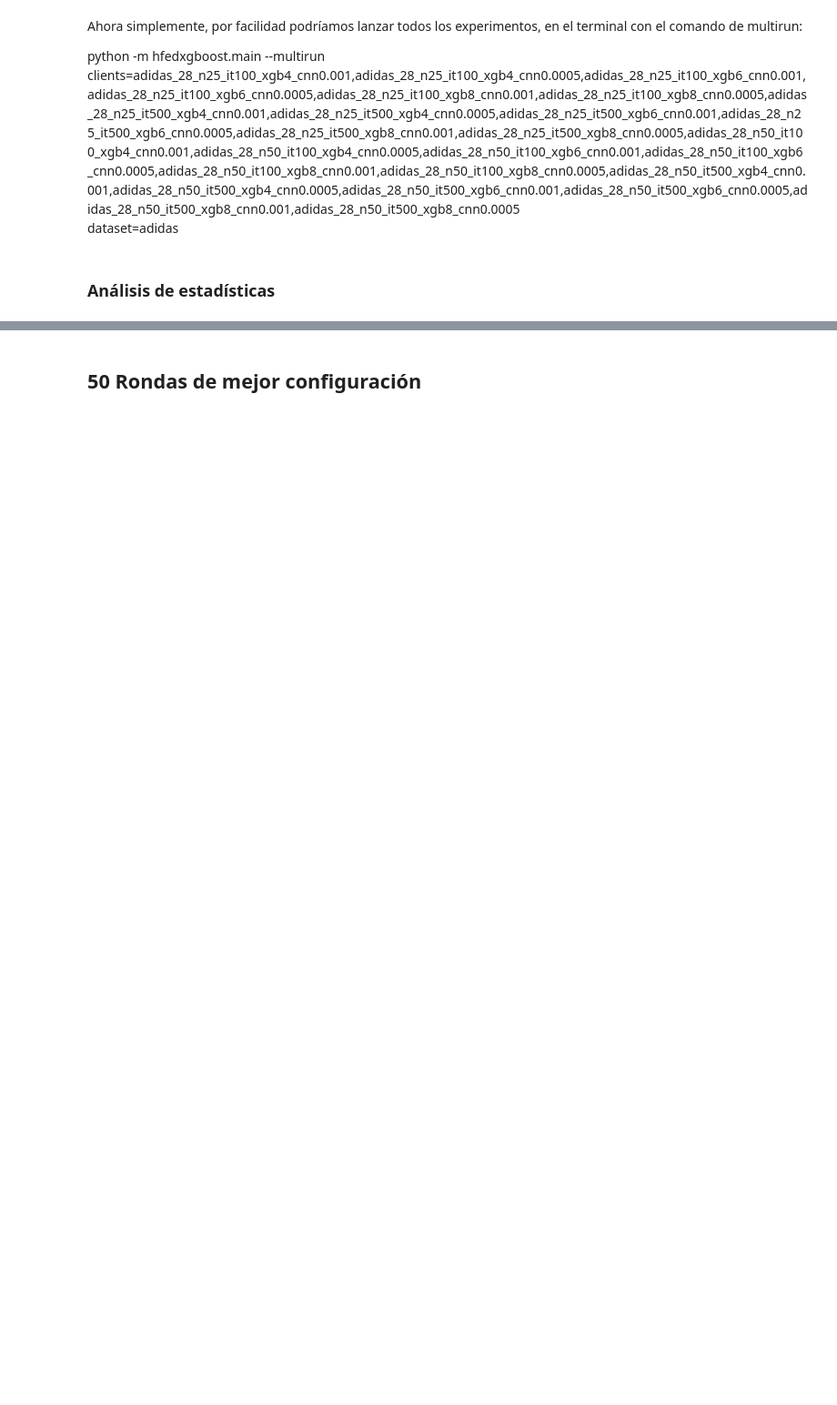
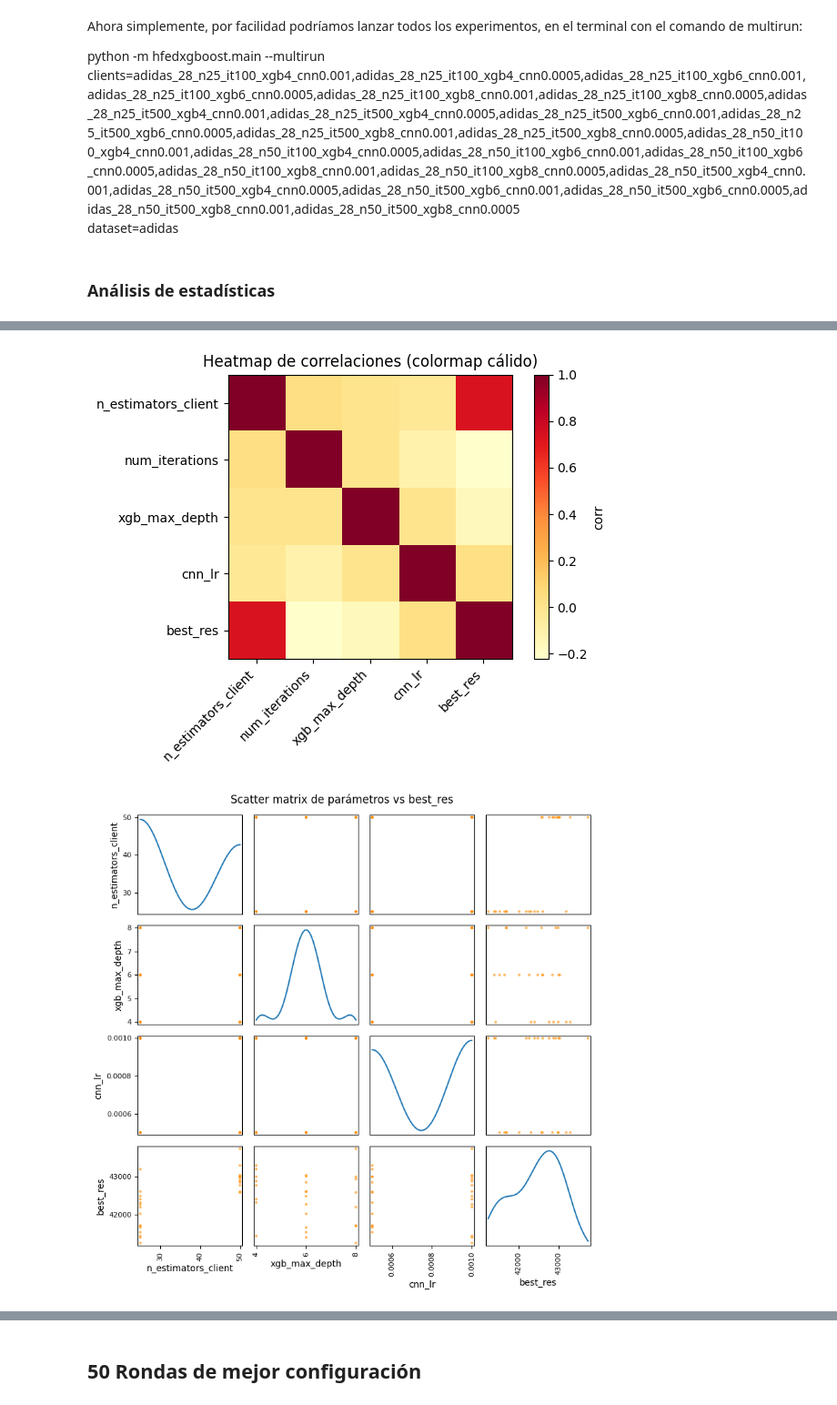
Before and after one commit to hugodlm03/Codigo-Aplicacion-de-Aprendizaje-Federado, a Jupyter notebook: hfedxgboost/hfedxgboostAdidas.ipynb, the cells around one changed output, grey strips where cells are left out. Shown: that part at 91% size. Cells and saved outputs as stored; diff of their text form; code cells hidden in the pictures; blank space fills up the shorter version.

```diff
--- a/hfedxgboost/hfedxgboostAdidas.ipynb
+++ b/hfedxgboost/hfedxgboostAdidas.ipynb
@@ -254,61 +357,72 @@ import pandas as pd
 import numpy as np
 import matplotlib.pyplot as plt
 from pandas.plotting import scatter_matrix
+import seaborn as sns  # opcional, pero muy cómodo para heatmaps
 
 # 1) Carga de datos
-df = pd.read_csv('results.csv')  # ajusta ruta si hace falta
+df = pd.read_csv('results.csv')
 
-# 2) Matriz de correlaciones + heatmap
+# 2) Matriz de correlaciones + heatmap con colormap cálido
 corr = df[['n_estimators_client','num_iterations','xgb_max_depth','cnn_lr','best_res']].corr()
 fig, ax = plt.subplots()
-im = ax.imshow(corr.values, aspect='equal')
+# con matplotlib puro:
+im = ax.imshow(corr.values, aspect='equal', cmap='YlOrRd')
+# o si prefieres seaborn:
+# sns.heatmap(corr, annot=True, cmap='YlOrRd', ax=ax)
 ax.set_xticks(range(len(corr.columns)))
 ax.set_yticks(range(len(corr.index)))
 ax.set_xticklabels(corr.columns, rotation=45, ha='right')
 ax.set_yticklabels(corr.index)
 plt.colorbar(im, ax=ax, label='corr')
-ax.set_title("Heatmap de correlaciones")
+ax.set_title("Heatmap de correlaciones (colormap cálido)")
 plt.tight_layout()
 plt.show()
 
-# 3) Scatter matrix para ver interacciones parejas
+# 3) Scatter matrix (puedes cambiar color de puntos)
 fig = plt.figure(figsize=(8,8))
 scatter_matrix(
     df[['n_estimators_client','xgb_max_depth','cnn_lr','best_res']],
     alpha=0.6, diagonal='kde',
+    color='darkorange',  # por ejemplo
     ax=plt.gca()
 )
 plt.suptitle("Scatter matrix de parámetros vs best_res")
 plt.tight_layout()
 plt.show()
 
-# 4) Heatmaps de best_res medio para combinaciones depth × lr,
-#    separados por num_iterations
+# 4) Heatmaps de best_res medio para combinaciones depth × lr
 for it in sorted(df['num_iterations'].unique()):
     pivot = df[df['num_iterations']==it].pivot_table(
         index='xgb_max_depth',
         columns='cnn_lr',
         values='best_res',
         aggfunc='mean'
     )
     fig, ax = plt.subplots()
-    im = ax.imshow(pivot.values, aspect='auto')
+    im = ax.imshow(pivot.values, aspect='auto', cmap='hot')  # colormap “hot”
     ax.set_xticks(range(len(pivot.columns)))
     ax.set_yticks(range(len(pivot.index)))
     ax.set_xticklabels(pivot.columns)
     ax.set_yticklabels(pivot.index)
     ax.set_xlabel('cnn_lr')
     ax.set_ylabel('xgb_max_depth')
-    ax.set_title(f"Mean best_res (depth vs lr) — {it} iter")
+    ax.set_title(f"Mean best_res (depth vs lr) — {it} iter (colormap cálido)")
     plt.colorbar(im, ax=ax, label='best_res')
     plt.show()
 
-# 5) Boxplots de best_res según n_estimators_client
+# 5) Boxplots de best_res según n_estimators_client (colores personalizados)
 fig, ax = plt.subplots()
 groups = [grp['best_res'].values for _, grp in df.groupby('n_estimators_client')]
 labels = [int(g) for g in sorted(df['n_estimators_client'].unique())]
-ax.boxplot(groups, labels=labels)
+box = ax.boxplot(groups, labels=labels, patch_artist=True)
+# Pintamos las cajas en tonos cálidos:
+for patch in box['boxes']:
+    patch.set_facecolor('lightcoral')
+    patch.set_edgecolor('firebrick')
 ax.set_xlabel('n_estimators_client')
 ax.set_ylabel('best_res')
 ax.set_title('Distribución de best_res por n_estimators_client')
 plt.show()
+# %% [output]
+[figure, added]
+[figure, added]
```
Also changed, not shown: parts of 15 cells of this notebook, 9 other files.
